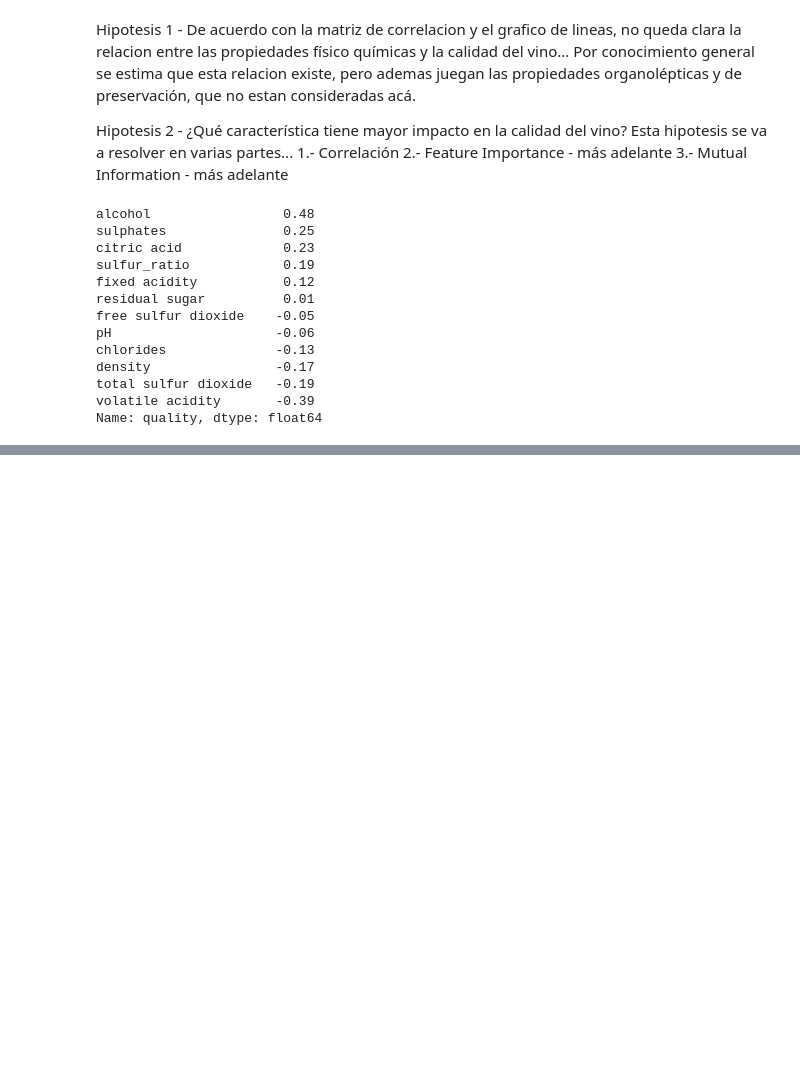
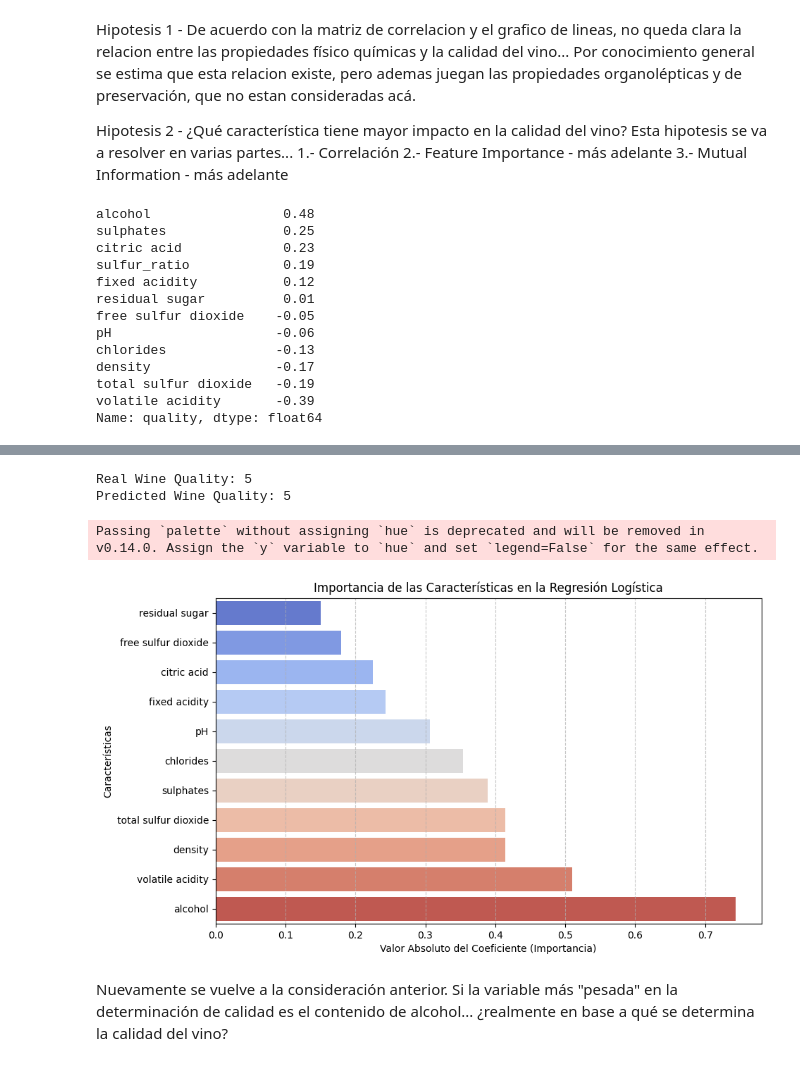
Before and after one commit to guerscay/Wine_Dataset, a Jupyter notebook: wine.ipynb, the cells around one changed output, grey strips where cells are left out. Saved outputs shown, nothing was run; the diff lists cells and outputs as text; code cells hidden in the pictures; blank space fills up the shorter version.

Commit message:
logistics regression model finished

```diff
--- a/wine.ipynb
+++ b/wine.ipynb
@@ -316,0 +346,16 @@ Se asume que la calidad del vino es una variable categórica, y no continua, por
+# %%
+# Divide dataframe into features and targets
+X = df.drop("quality",axis = 1)
+y = df["quality"]
+# %%
+# Train_test_split
+X_train, X_test, y_train, y_test = train_test_split(X, y, test_size=0.3, random_state=42)
+# %%
+# Scale properties
+scaler = StandardScaler()
+X_train_scaled = scaler.fit_transform(X_train)
+X_test_scaled = scaler.transform(X_test)
+# %%
+# Model creation
+model = LogisticRegression(solver='lbfgs', max_iter=5000)
+model.fit(X_train_scaled, y_train)
@@ -316,0 +417,55 @@ Se asume que la calidad del vino es una variable categórica, y no continua, por
+# %%
+## PROBANDO EL MODELO
+
+import numpy as np
+
+# Step 1: Ensure we select the same features used during training
+sample_data = df.drop(columns=["quality"]).iloc[[0]].copy()  # Take first row, ensure same features
+real_quality = df["quality"].iloc[0]  # Actual wine quality
+
+# Step 2: Convert to NumPy array (some models may expect this)
+sample_data_array = sample_data.to_numpy().reshape(1, -1)  # Ensures correct shape
+
+# Step 3: Standardize using the same scaler used for training
+sample_data_scaled = scaler.transform(sample_data_array)
+
+# Step 4: Make the prediction
+predicted_quality = model.predict(sample_data_scaled)[0]
+
+# Step 5: Display the results
+print(f"Real Wine Quality: {real_quality}")
+print(f"Predicted Wine Quality: {predicted_quality}")
+# %% [output]
+Real Wine Quality: 5
+Predicted Wine Quality: 5
+# %%
+import pandas as pd
+import matplotlib.pyplot as plt
+import seaborn as sns
+import numpy as np
+
+# Step 1: Extract feature names (exclude "quality" since it's the target)
+features = df.drop(columns=["quality"]).columns
+
+# Step 2: Obtain the coefficients of the logistic regression model
+coefficients = model.coef_  # Each row corresponds to a class (multi-class model)
+
+# Step 3: Compute the average absolute importance across classes
+feature_importance = np.mean(np.abs(coefficients), axis=0)
+
+# Step 4: Convert to a Pandas Series for visualization
+feature_importance_series = pd.Series(feature_importance, index=features).sort_values()
+
+# Step 5: Plot feature importance
+plt.figure(figsize=(10, 6))
+sns.barplot(x=feature_importance_series.values, y=feature_importance_series.index, palette='coolwarm')
+plt.title('Importancia de las Características en la Regresión Logística')
+plt.xlabel('Valor Absoluto del Coeficiente (Importancia)')
+plt.ylabel('Características')
+plt.grid(axis='x', linestyle='--', alpha=0.7)
+plt.show()
+# %% [output]
+Passing `palette` without assigning `hue` is deprecated and will be removed in v0.14.0. Assign the `y` variable to `hue` and set `legend=False` for the same effect.
+[figure, added]
+# %% [markdown]
+Nuevamente se vuelve a la consideración anterior. Si la variable más "pesada" en la determinación de calidad es el contenido de alcohol... ¿realmente en base a qué se determina la calidad del vino?
```
Also changed, not shown: parts of 8 cells of this notebook, 1 other file.
